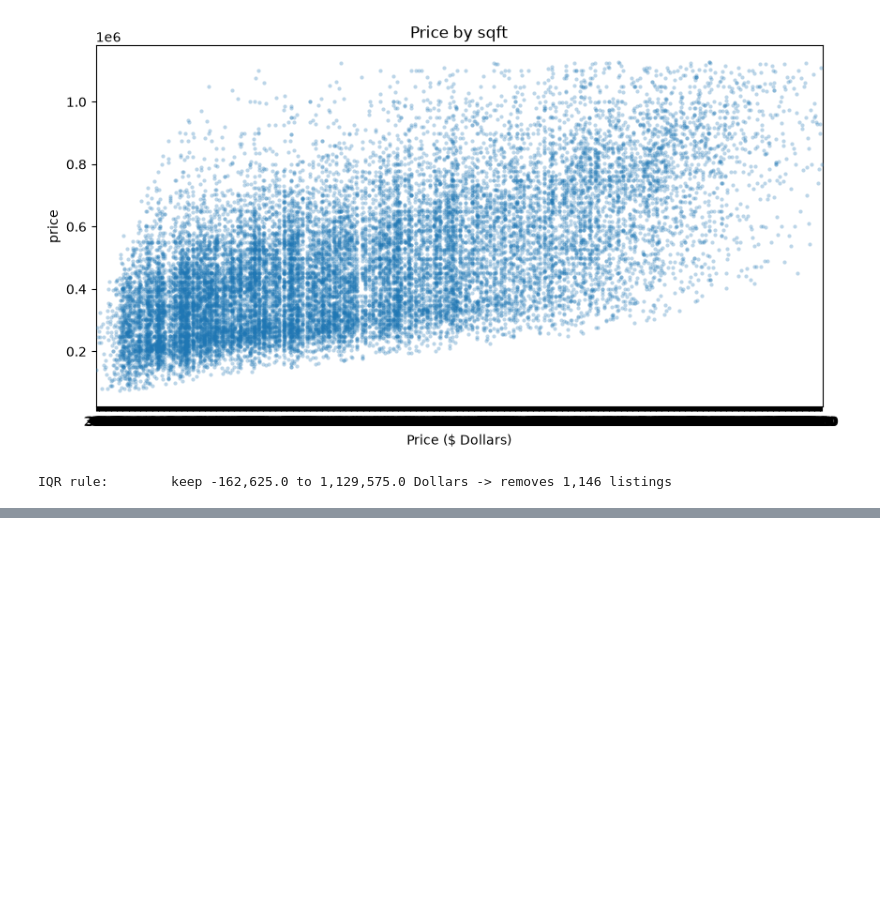
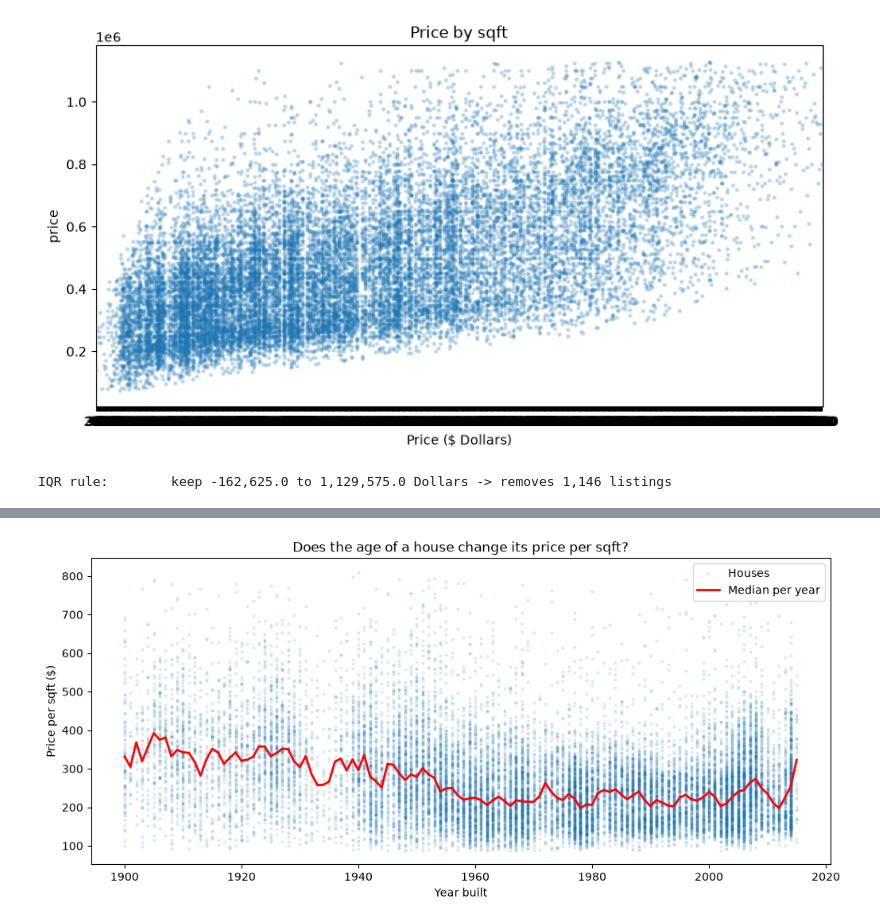
Before and after one commit to iaac-maai/group7_day2_assignment, a Jupyter notebook: notebook/data_cleaning_and_EDA.ipynb, the cells around one changed output, grey strips where cells are left out. Cells and saved outputs as stored; diff of their text form; code cells hidden in the pictures; blank space fills up the shorter version.

```diff
--- a/notebook/data_cleaning_and_EDA.ipynb
+++ b/notebook/data_cleaning_and_EDA.ipynb
@@ -200,0 +283,17 @@ IQR rule:        keep -162,625.0 to 1,129,575.0 Dollars -> removes 1,146 listing
+# %%
+df["price_per_sqft"] = df["price"] / df["sqft_living"]
+
+
+# 1. Year built vs price per sqft
+median_by_year = df.groupby("yr_built")["price_per_sqft"].median()
+
+plt.figure(figsize=(12, 5))
+plt.scatter(df["yr_built"], df["price_per_sqft"], alpha=0.1, s=4, label="Houses")
+plt.plot(median_by_year.index, median_by_year.values, color="red", linewidth=2, label="Median per year")
+plt.xlabel("Year built")
+plt.ylabel("Price per sqft ($)")
+plt.title("Does the age of a house change its price per sqft?")
+plt.legend()
+plt.show()
+# %% [output]
+[figure, added]
```
Also changed, not shown: parts of 9 cells of this notebook.
